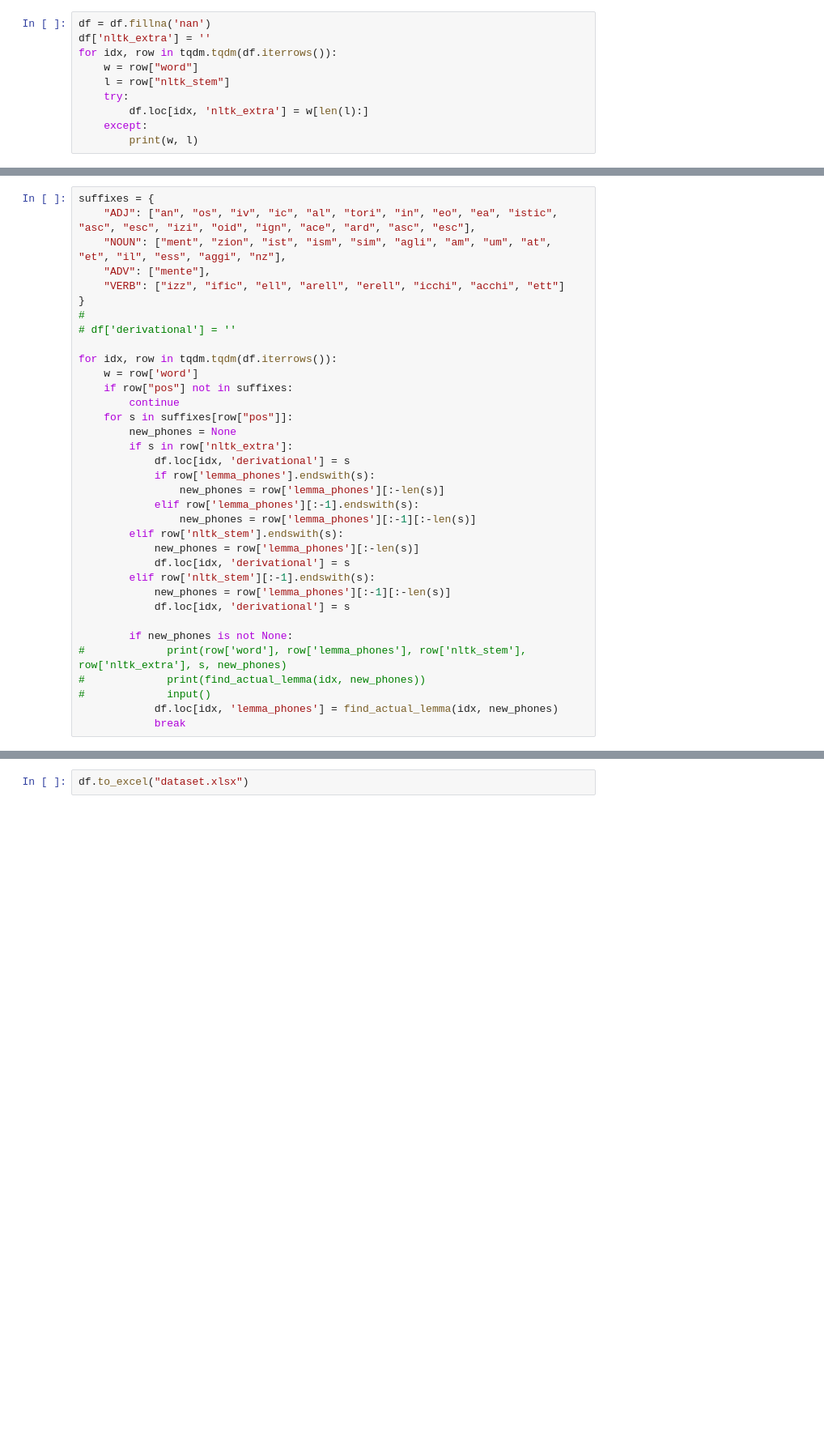
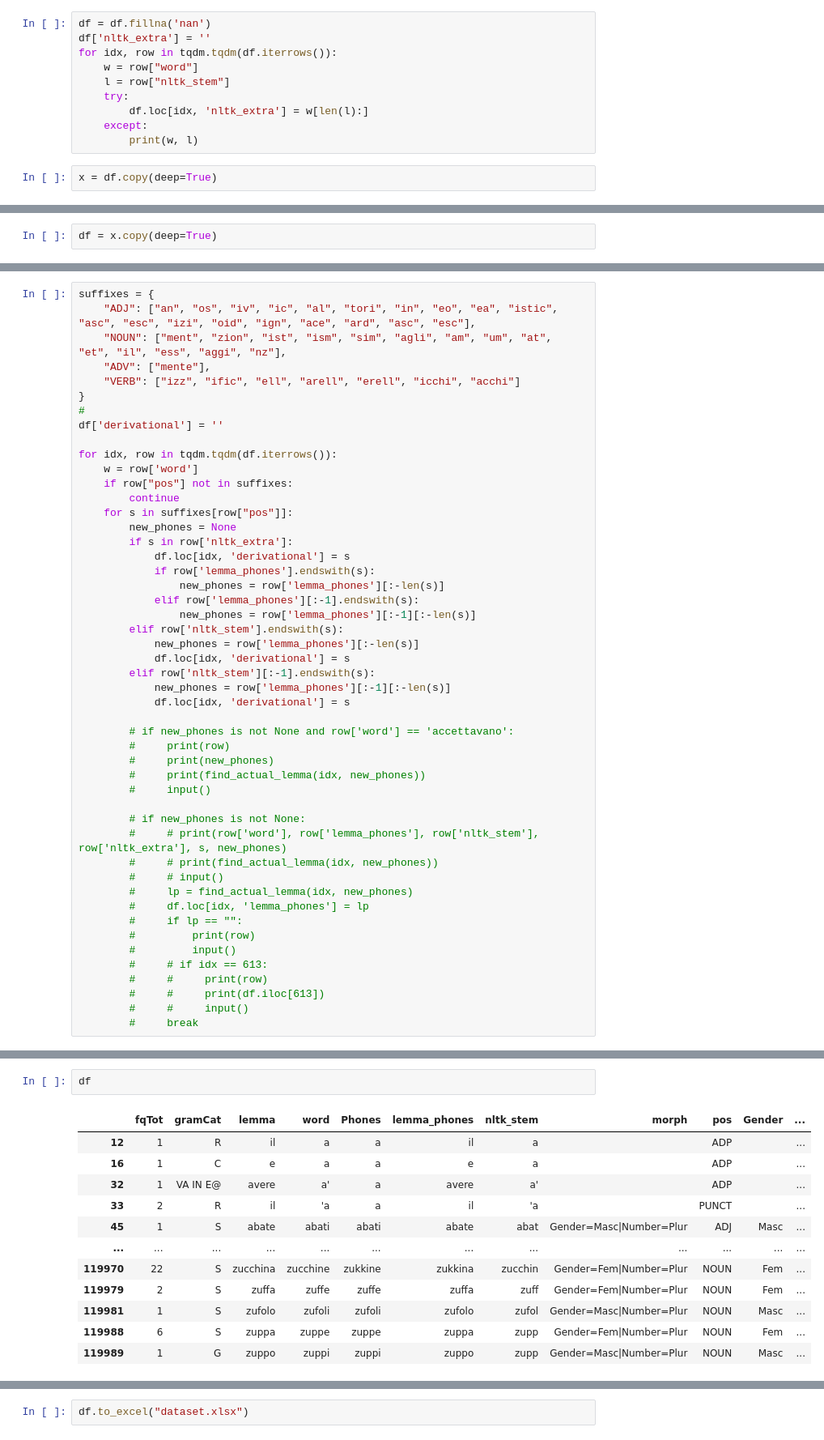
Before and after one commit to Innoviox/morphology-thesis, a Jupyter notebook: Final.ipynb, the cells around one changed output, grey strips where cells are left out. Shown: that part at 81% size. Cells and saved outputs as stored; diff of their text form; blank space fills up the shorter version.

```diff
--- a/Final.ipynb
+++ b/Final.ipynb
@@ -135,3 +134,5 @@ for idx, row in tqdm.tqdm(df.iterrows()):
         df.loc[idx, 'nltk_extra'] = w[len(l):]
     except:
         print(w, l)
+# %%
+x = df.copy(deep=True)
@@ -138,3 +141,5 @@ for idx, row in tqdm.tqdm(df.iterrows()):
+# %%
+df = x.copy(deep=True)
 # %%
 import os
 
@@ -155,10 +161,10 @@ suffixes = {
     "ADJ": ["an", "os", "iv", "ic", "al", "tori", "in", "eo", "ea", "istic", "asc", "esc", "izi", "oid", "ign", "ace", "ard", "asc", "esc"],
     "NOUN": ["ment", "zion", "ist", "ism", "sim", "agli", "am", "um", "at", "et", "il", "ess", "aggi", "nz"],
     "ADV": ["mente"],
-    "VERB": ["izz", "ific", "ell", "arell", "erell", "icchi", "acchi", "ett"]
+    "VERB": ["izz", "ific", "ell", "arell", "erell", "icchi", "acchi"]
 }
 #
-# df['derivational'] = ''
+df['derivational'] = ''
 
 for idx, row in tqdm.tqdm(df.iterrows()):
     w = row['word']
@@ -179,9 +185,23 @@ for idx, row in tqdm.tqdm(df.iterrows()):
             new_phones = row['lemma_phones'][:-1][:-len(s)]
             df.loc[idx, 'derivational'] = s
 
-        if new_phones is not None:
-#             print(row['word'], row['lemma_phones'], row['nltk_stem'], row['nltk_extra'], s, new_phones)
-#             print(find_actual_lemma(idx, new_phones))
-#             input()
-            df.loc[idx, 'lemma_phones'] = find_actual_lemma(idx, new_phones)
-            break
+        # if new_phones is not None and row['word'] == 'accettavano':
+        #     print(row)
+        #     print(new_phones)
+        #     print(find_actual_lemma(idx, new_phones))
+        #     input()
+
+        # if new_phones is not None:
+        #     # print(row['word'], row['lemma_phones'], row['nltk_stem'], row['nltk_extra'], s, new_phones)
+        #     # print(find_actual_lemma(idx, new_phones))
+        #     # input()
+        #     lp = find_actual_lemma(idx, new_phones)
+        #     df.loc[idx, 'lemma_phones'] = lp
+        #     if lp == "":
+        #         print(row)
+        #         input()
+        #     # if idx == 613:
+        #     #     print(row)
+        #     #     print(df.iloc[613])
+        #     #     input()
+        #     break
@@ -227,0 +228,15 @@ Name: derivational, dtype: int64
+# %%
+df
+# %% [output]
+|  | fqTot | gramCat | lemma | word | Phones | lemma_phones | nltk_stem | morph | pos | Gender | ... |
+| 12 | 1 | R | il | a | a | il | a |  | ADP |  | ... |
+| 16 | 1 | C | e | a | a | e | a |  | ADP |  | ... |
+| 32 | 1 | VA IN E@ | avere | a' | a | avere | a' |  | ADP |  | ... |
+| 33 | 2 | R | il | 'a | a | il | 'a |  | PUNCT |  | ... |
+| 45 | 1 | S | abate | abati | abati | abate | abat | Gender=Masc|Number=Plur | ADJ | Masc | ... |
+| ... | ... | ... | ... | ... | ... | ... | ... | ... | ... | ... | ... |
+| 119970 | 22 | S | zucchina | zucchine | zukkine | zukkina | zucchin | Gender=Fem|Number=Plur | NOUN | Fem | ... |
+| 119979 | 2 | S | zuffa | zuffe | zuffe | zuffa | zuff | Gender=Fem|Number=Plur | NOUN | Fem | ... |
+| 119981 | 1 | S | zufolo | zufoli | zufoli | zufolo | zufol | Gender=Masc|Number=Plur | NOUN | Masc | ... |
+| 119988 | 6 | S | zuppa | zuppe | zuppe | zuppa | zupp | Gender=Fem|Number=Plur | NOUN | Fem | ... |
+| 119989 | 1 | G | zuppo | zuppi | zuppi | zuppo | zupp | Gender=Masc|Number=Plur | NOUN | Masc | ... |
```
Also changed, not shown: parts of 13 cells of this notebook, 14 other files.
